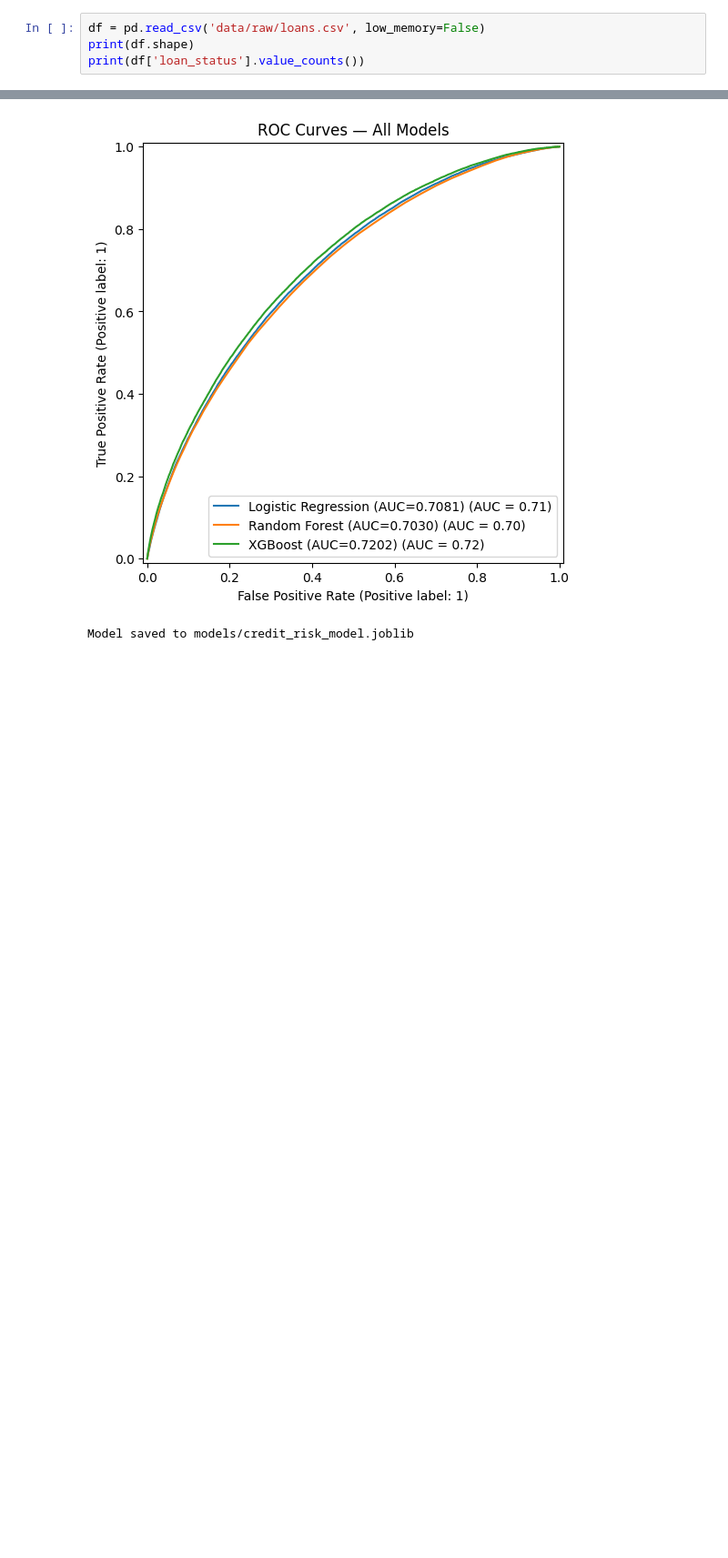
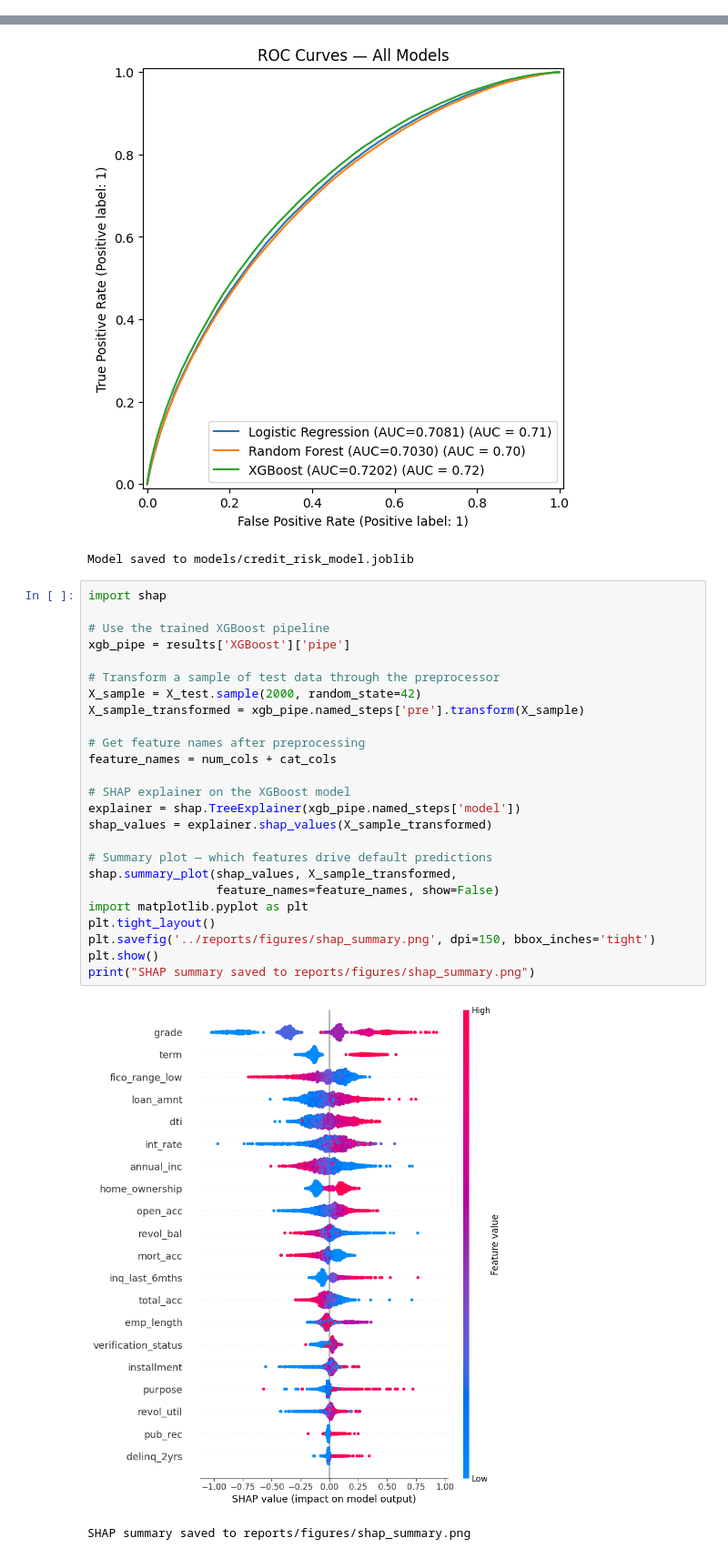
Before and after one commit to meisamith/credit-risk-prediction, a Jupyter notebook: notebooks/01_eda.ipynb, the cells around one changed output, grey strips where cells are left out. Shown at 91% size. Drawn from its saved outputs; the diff is of its cells as text; blank space fills up the shorter version.

Commit message:
Add SHAP explainability — feature attribution & leakage sanity check

```diff
--- a/notebooks/01_eda.ipynb
+++ b/notebooks/01_eda.ipynb
@@ -35,4 +29,0 @@ os.getcwd()
-# %%
-df = pd.read_csv('data/raw/loans.csv', low_memory=False)
-print(df.shape)
-print(df['loan_status'].value_counts())
@@ -324,3 +313,31 @@ print("Model saved to models/credit_risk_model.joblib")
 # %% [output]
 [figure]
 Model saved to models/credit_risk_model.joblib
+# %%
+import shap
+
+# Use the trained XGBoost pipeline
+xgb_pipe = results['XGBoost']['pipe']
+
+# Transform a sample of test data through the preprocessor
+X_sample = X_test.sample(2000, random_state=42)
+X_sample_transformed = xgb_pipe.named_steps['pre'].transform(X_sample)
+
+# Get feature names after preprocessing
+feature_names = num_cols + cat_cols
+
+# SHAP explainer on the XGBoost model
+explainer = shap.TreeExplainer(xgb_pipe.named_steps['model'])
+shap_values = explainer.shap_values(X_sample_transformed)
+
+# Summary plot — which features drive default predictions
+shap.summary_plot(shap_values, X_sample_transformed,
+                  feature_names=feature_names, show=False)
+import matplotlib.pyplot as plt
+plt.tight_layout()
+plt.savefig('../reports/figures/shap_summary.png', dpi=150, bbox_inches='tight')
+plt.show()
+print("SHAP summary saved to reports/figures/shap_summary.png")
+# %% [output]
+[figure, added]
+SHAP summary saved to reports/figures/shap_summary.png
```
Also changed, not shown: parts of 2 cells of this notebook, 1 other file.
